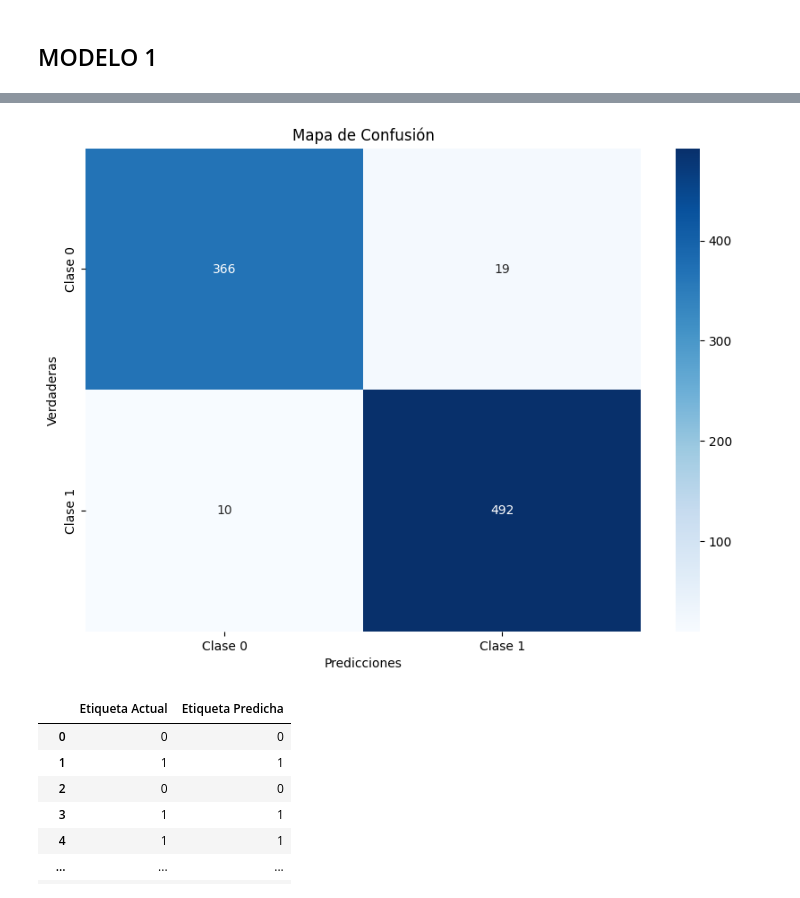
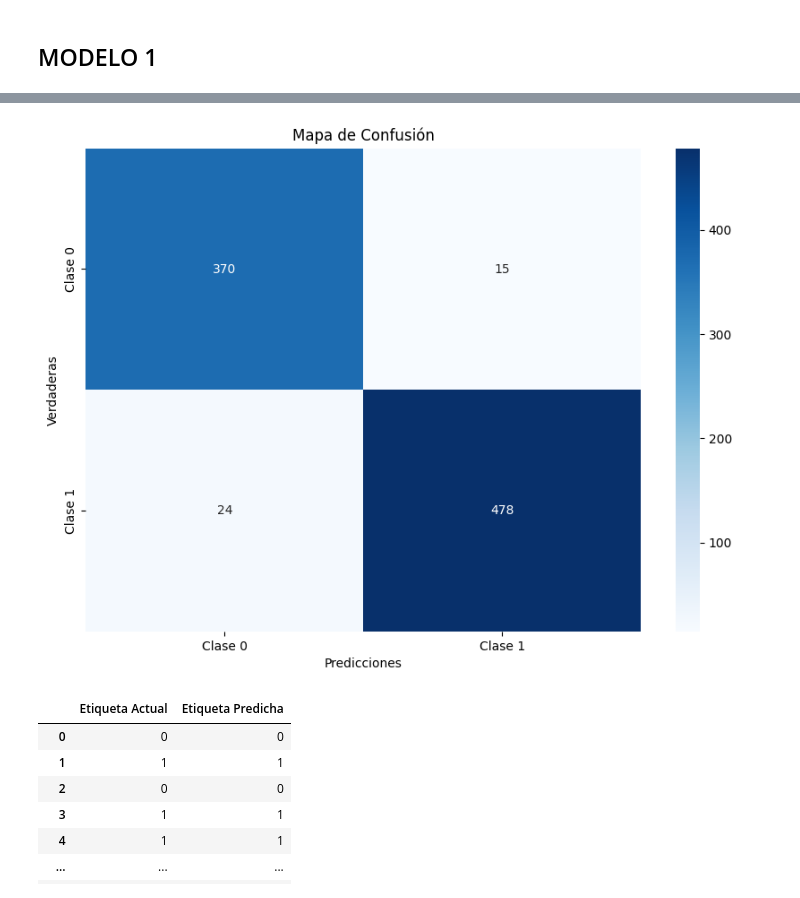
Before and after one commit to SofiaPenyaGonzalez/PFG-FINAL, a Jupyter notebook: MODELO CNN PREDICCION.ipynb, the cells around one changed output, grey strips where cells are left out. Saved outputs shown, nothing was run; the diff lists cells and outputs as text; code cells hidden in the pictures.

```diff
--- a/MODELO CNN PREDICCION.ipynb
+++ b/MODELO CNN PREDICCION.ipynb
@@ -189,10 +279,7 @@ plt.show()
 # %%
-from keras.models import Sequential
-from keras.layers import Conv2D, MaxPooling2D, Flatten, Dense, Dropout
-
 # Define the CNN model
 # Define the CNN architecture
-model3 = Sequential([
+model2 = Sequential([
     Conv2D(32, (3, 3), activation='relu', input_shape=(64, 64, 1)),
     MaxPooling2D(2, 2),
     Conv2D(64, (3, 3), activation='relu'),
@@ -205,8 +292,8 @@ model3 = Sequential([
     Dense(1, activation='sigmoid')  # Using sigmoid for binary classification
 ])
 
-model3.compile(optimizer=Adam(learning_rate=0.001), loss='binary_crossentropy', metrics=['accuracy'])
+model2.compile(optimizer=Adam(learning_rate=0.001), loss='binary_crossentropy', metrics=['accuracy'])
 # %%
-history3 = model3.fit(X_train, y_train, epochs=10, validation_data=(X_test, y_test))
+history2 = model2.fit(X_train, y_train, epochs=10, validation_data=(X_test, y_test))
 # %% [output]
 Epoch 1/10
@@ -273,10 +370,6 @@ plt.show()
 # %%
-from sklearn.metrics import confusion_matrix
-import seaborn as sns
-import matplotlib.pyplot as plt
-
 # Predecir las etiquetas para el conjunto de datos de prueba
-y_pred = model3.predict(X_test)
+y_pred = model2.predict(X_test)
 y_pred = (y_pred > 0.5).astype(int)  # Convierte probabilidades a etiquetas binarias
 
 # Crear la matriz de confusión
@@ -294,4 +387,4 @@ plt.show()
-[figure, old version]
+[figure, new version]
 # %%
 # Create a DataFrame to display actual and predicted labels
 results = pd.DataFrame({
```
Also changed, not shown: parts of 38 cells of this notebook.
